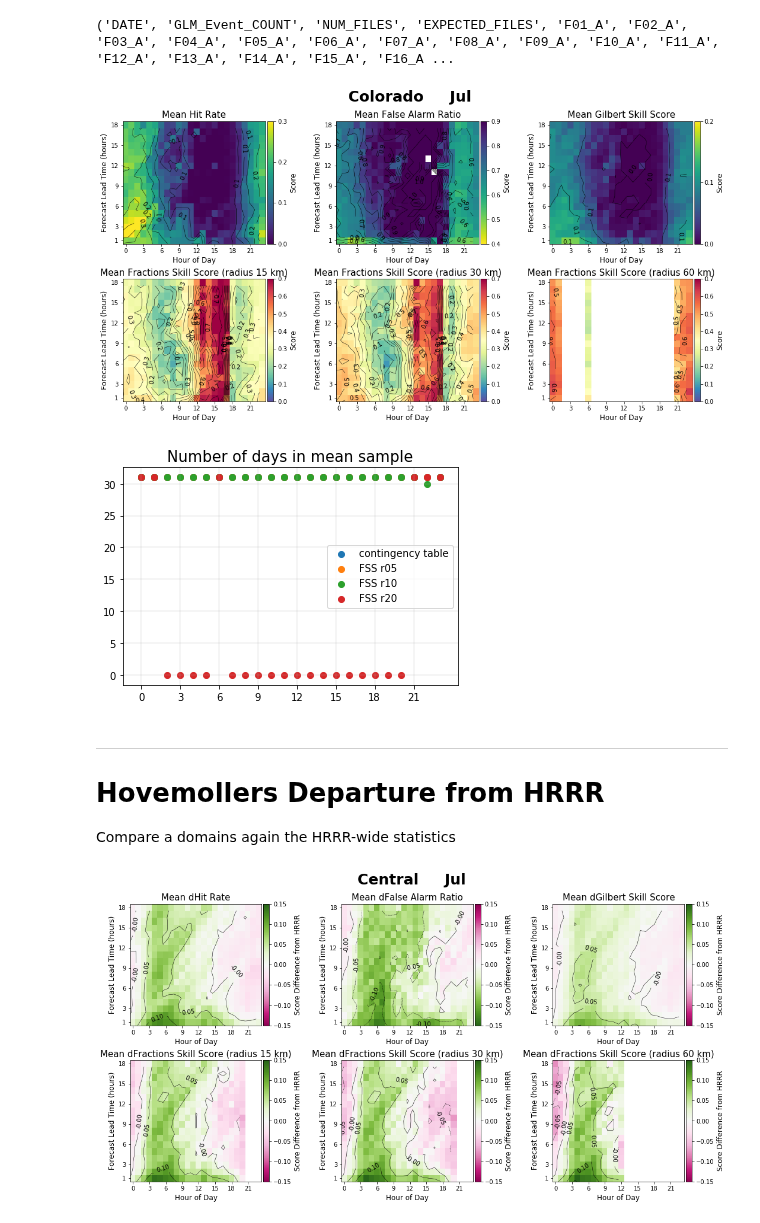
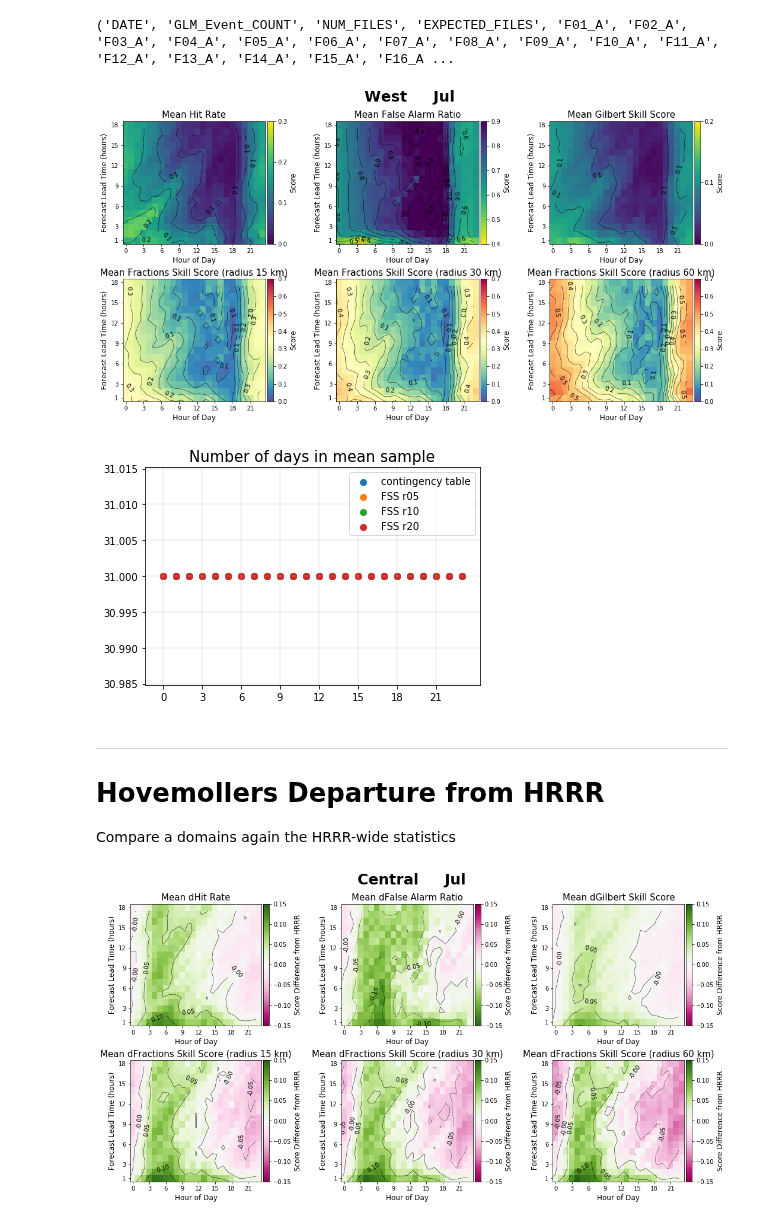
Before and after one commit to blaylockbk/pyBKB_v3, a Jupyter notebook: BB_HRRR/GLM_and_HRRR/explore_hovmoller_table.ipynb, the cells around one changed output. Saved outputs shown, nothing was run; the diff lists cells and outputs as text; code cells hidden in the pictures.

```diff
--- a/BB_HRRR/GLM_and_HRRR/explore_hovmoller_table.ipynb
+++ b/BB_HRRR/GLM_and_HRRR/explore_hovmoller_table.ipynb
@@ -193,19 +193,19 @@ def get_HRRR_GLM_FSS_hov_by_month(DOMAIN, MONTH, radii=[5, 10, 20]):
         return_this['samples r%02d' % radius] = samples
     return return_this
 # %%
-DOMAIN = 'Colorado'
+DOMAIN = 'West'
 MONTH = 7
 
 CT = get_HRRR_GLM_stats_hov_by_month(DOMAIN, MONTH)
-FSS = get_HRRR_GLM_FSS_hov_by_month(DOMAIN, MONTH, radii=[5, 10, 20])
+FSS = get_HRRR_GLM_FSS_hov_by_month(DOMAIN, MONTH, radii=[5, 10, 20, 40])
 
-#       [Ax, data, vmax, vmin, cmap, name]
+#        [ax, data, vmax, vmin, cmap, name]
 plots = [[0, CT['Hit Rate'], 0.3, 0, 'viridis', 'Hit Rate'],
-        [1, CT['False Alarm Ratio'], .9, .4, 'viridis_r', 'False Alarm Ratio'],
-        [2, CT['Gilbert Skill Score'], .2, 0, 'viridis', 'Gilbert Skill Score'],
-        [3, FSS['r05'], .7, 0, 'Spectral_r', 'Fractions Skill Score (radius 15 km)'],
-        [4, FSS['r10'], .7, 0, 'Spectral_r', 'Fractions Skill Score (radius 30 km)'],
-        [5, FSS['r20'], .7, 0, 'Spectral_r', 'Fractions Skill Score (radius 60 km)'],]
+         [1, CT['False Alarm Ratio'], .9, .4, 'viridis_r', 'False Alarm Ratio'],
+         [2, CT['Gilbert Skill Score'], .2, 0, 'viridis', 'Gilbert Skill Score'],
+         [3, FSS['r05'], .7, 0, 'Spectral_r', 'Fractions Skill Score (radius 15 km)'],
+         [4, FSS['r10'], .7, 0, 'Spectral_r', 'Fractions Skill Score (radius 30 km)'],
+         [5, FSS['r20'], .7, 0, 'Spectral_r', 'Fractions Skill Score (radius 60 km)'],]
 
 fig, axes = plt.subplots(2,3, figsize=[15,8])
 axes = axes.flatten()
@@ -217,35 +217,35 @@ for p in plots:
     plt.colorbar(label='Score', pad=.01, ticks=np.arange(vmin, vmax+.01, .1))
 
     CS = plt.contour(range(24), range(1,19), data, colors='k', linewidths=.5, levels=np.arange(vmin-.1,vmax+1,.05))
     plt.clabel(CS, fmt='%1.1f')
 
     plt.yticks(np.array([1, 3, 6, 9, 12, 15, 18])+.5, [1, 3, 6, 9, 12, 15, 18])
     plt.xticks(np.arange(0,24,3)+.5, range(0,24,3), )
 
     plt.ylabel('Forecast Lead Time (hours)')
     plt.xlabel('Hour of Day')
     plt.title('Mean %s' % name)
 
 plt.suptitle('%s     %s' % (DOMAIN, datetime(2018, MONTH, 1).strftime('%b')), fontsize=25)
 
 fig.tight_layout()
 
 plt.subplots_adjust(top=.89)
 
 
 # Check Sample Count
 plt.figure()
 plt.scatter(range(24), CT['samples'], label='contingency table')
 plt.scatter(range(24), FSS['samples r05'], label='FSS r05')
 plt.scatter(range(24), FSS['samples r10'], label='FSS r10')
 plt.scatter(range(24), FSS['samples r20'], label='FSS r20')
 plt.xticks(range(0,24,3))
 plt.grid()
 plt.legend()
 plt.title('Number of days in mean sample');
 # %% [output]
-[figure, old version]
+[figure, new version]
-[figure, old version]
+[figure, new version]
 # %% [markdown]
 ---
 # Hovemollers Departure from HRRR
@@ -266,11 +266,11 @@ FSS_HRRR = get_HRRR_GLM_FSS_hov_by_month(reference_DOMAIN, MONTH, radii=[5, 10,
 
 #       [Ax, data, vmax, vmin, cmap, name]
 plots = [[0, CT['Hit Rate']-CT_HRRR['Hit Rate'], .15, -.15, 'PiYG', 'dHit Rate'],
-        [1, CT['False Alarm Ratio']-CT_HRRR['False Alarm Ratio'], .15, -.15, 'PiYG_r', 'dFalse Alarm Ratio'],
-        [2, CT['Gilbert Skill Score']-CT_HRRR['Gilbert Skill Score'], .15, -.15, 'PiYG', 'dGilbert Skill Score'],
-        [3, FSS['r05']-FSS_HRRR['r05'], .15, -.15, 'PiYG', 'dFractions Skill Score (radius 15 km)'],
-        [4, FSS['r10']-FSS_HRRR['r10'], .15, -.15, 'PiYG', 'dFractions Skill Score (radius 30 km)'],
-        [5, FSS['r20']-FSS_HRRR['r20'], .15, -.15, 'PiYG', 'dFractions Skill Score (radius 60 km)'],]
+         [1, CT['False Alarm Ratio']-CT_HRRR['False Alarm Ratio'], .15, -.15, 'PiYG_r', 'dFalse Alarm Ratio'],
+         [2, CT['Gilbert Skill Score']-CT_HRRR['Gilbert Skill Score'], .15, -.15, 'PiYG', 'dGilbert Skill Score'],
+         [3, FSS['r05']-FSS_HRRR['r05'], .15, -.15, 'PiYG', 'dFractions Skill Score (radius 15 km)'],
+         [4, FSS['r10']-FSS_HRRR['r10'], .15, -.15, 'PiYG', 'dFractions Skill Score (radius 30 km)'],
+         [5, FSS['r20']-FSS_HRRR['r20'], .15, -.15, 'PiYG', 'dFractions Skill Score (radius 60 km)'],]
 
 fig, axes = plt.subplots(2,3, figsize=[15,8])
 axes = axes.flatten()
@@ -297,4 +297,4 @@ fig.tight_layout()
 
 plt.subplots_adjust(top=.89)
 # %% [output]
-[figure, old version]
+[figure, new version]
```
Also changed, not shown: 1 other file.
